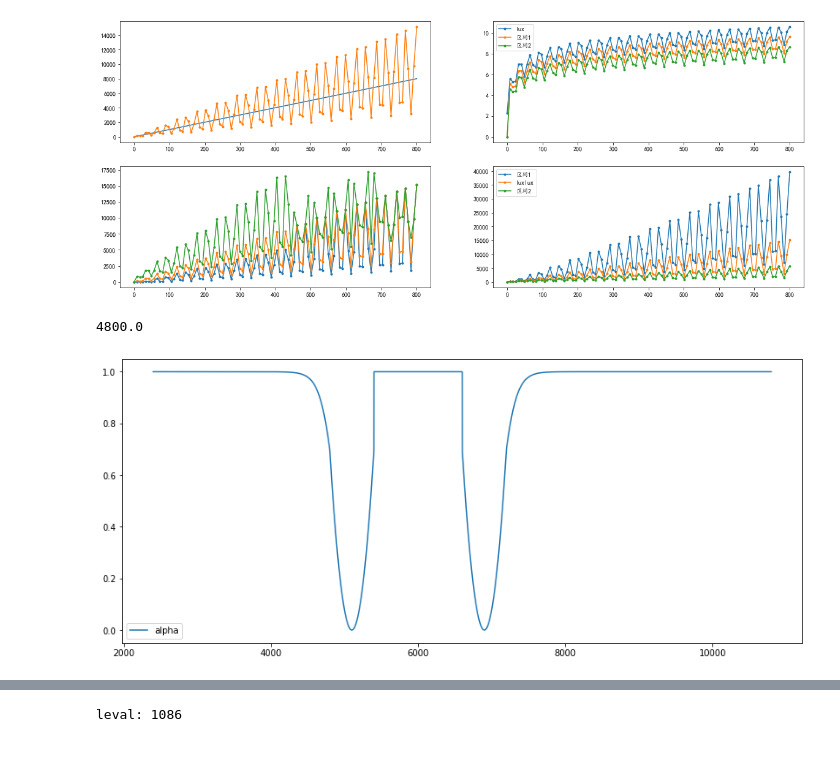
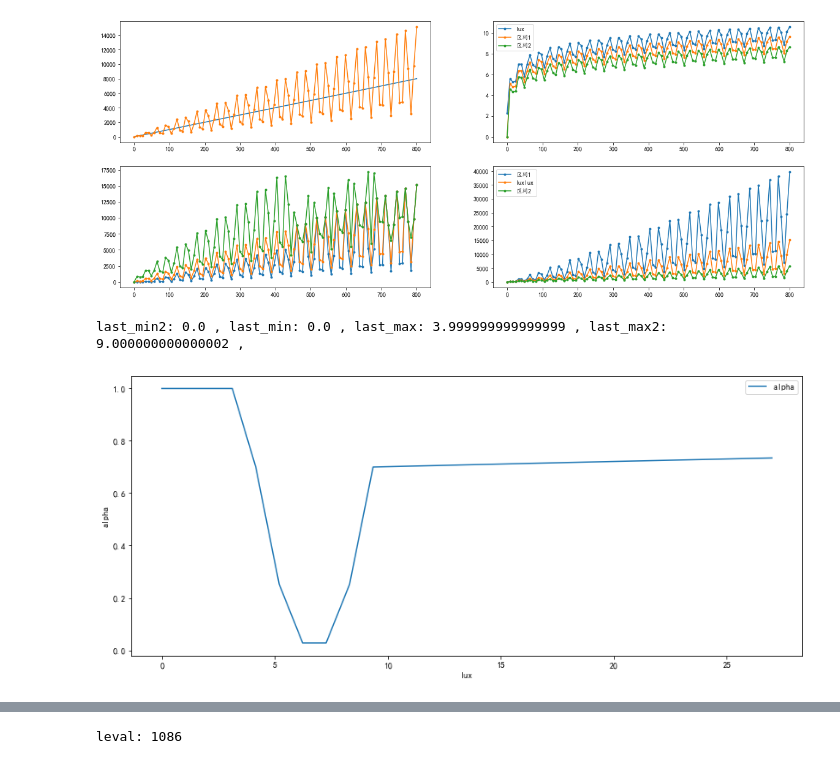
Before and after one commit to Whu-wxy/AmbientLightLab, a Jupyter notebook: contract.ipynb, the cells around one changed output, grey strips where cells are left out. Saved outputs shown, nothing was run; the diff lists cells and outputs as text; code cells hidden in the pictures.

```diff
--- a/contract.ipynb
+++ b/contract.ipynb
@@ -477,52 +621,69 @@ plt.show()
 # %% [output]
 [figure]
 # %%
-result = [6000]
+result = [0]
 a2 = 0.7
 a1 = 0
 factor = 0.1
-factor2 = 0.2
+factor2 = 0.25
 last_min = max(0, result[-1] - result[-1]*factor)
 last_max = max(5, result[-1] + result[-1]*factor)
 last_min2 = max(0, result[-1] - result[-1]*factor2)
 last_max2 = max(10, result[-1] + result[-1]*factor2)
+
+last_min = max(0, math.log(result[-1]+1) - math.log(result[-1]+1)*factor)
+last_max = max(math.log(5), math.log(result[-1]+1) + math.log(result[-1]+1)*factor)
+last_min2 = max(0, math.log(result[-1]+1) - math.log(result[-1]+1)*factor2)
+last_max2 = max(math.log(10), math.log(result[-1]+1) + math.log(result[-1]+1)*factor2)
+
+lux_max = 8600
+last_min = math.exp(min(math.log(lux_max), last_min))-1
+last_max = math.exp(min(math.log(lux_max), last_max))-1
+last_min2 = math.exp(min(math.log(lux_max), last_min2))-1
+last_max2 = math.exp(min(math.log(lux_max), last_max2))-1
 linear = False
+
+print('last_min2:',last_min2,',','last_min:',last_min,',','last_max:',last_max,',','last_max2:',last_max2,',',)
 
 def calLogistic(deltaLux, a2):
     return a2*np.exp(0.01*deltaLux)/(1+a2*(np.exp(0.01*deltaLux)-1))
 
-print(last_min2)
 a_list = []
-m = (a2-a1) / np.power((0.5*last_max - 0.5*last_max2), 2)
-for cur_stable in range(int(last_min2*0.5), int(last_max2*1.5)):  # int(last_min2*0.8), int(last_max2*1.5)  0, 800
+if last_max != last_max2:
+    m = (a2-a1) / np.power((0.5*last_max - 0.5*last_max2), 2)
+for cur_stable in range(0, int(last_max2*3)):  # int(last_min2*0.3), int(last_max2*1.5)  0, 800
     if cur_stable <= last_max and cur_stable >= last_min:
         a = 1
     elif cur_stable > last_max2:
         a = calLogistic(cur_stable-last_max2, a2)
     elif cur_stable < last_min2:
         a = calLogistic(abs(last_min2-cur_stable), a2)
     else:
         if linear:
             if cur_stable > last_max and cur_stable <= last_max2:
                 a = (a1-a2)*(cur_stable-last_max2)/(last_max-last_max2) + a2
             elif cur_stable > last_min2 and cur_stable < last_min:
                 a = (a1-a2)*(cur_stable-last_min2)/(last_min-last_min2) + a2
         else:
             if cur_stable > last_max and cur_stable <= last_max2:
                 m = (a2-a1) / np.power((0.5*last_max - 0.5*last_max2), 2)
                 a = m * np.power((cur_stable - 0.5*(last_max2+last_max)), 2) + a1
             elif cur_stable > last_min2 and cur_stable < last_min:
                 m = (a2-a1) / np.power((0.5*last_min - 0.5*last_min2), 2)
                 a = m * np.power((cur_stable - 0.5*(last_min2+last_min)), 2) + a1
     a_list.append(a)
 
 plt.figure(figsize = (14,6))
 
-x = np.linspace(int(last_min2*0.5), int(last_max2*1.5), len(a_list), endpoint=True)
+x = np.linspace(0, int(last_max2*3), len(a_list), endpoint=True)
 plt.plot(x, a_list, label='alpha')  # , marker='.'
 plt.legend(loc='best')
+plt.rcParams['font.sans-serif'] = ['KaiTi']
+
+plt.ylabel('alpha')
+plt.xlabel('lux')
 
 plt.show()
 # %% [output]
-4800.0
+last_min2: 0.0 , last_min: 0.0 , last_max: 3.999999999999999 , last_max2: 9.000000000000002 ,
-[figure, old version]
+[figure, new version]
```
Also changed, not shown: parts of 7 cells of this notebook, 1 other file.
